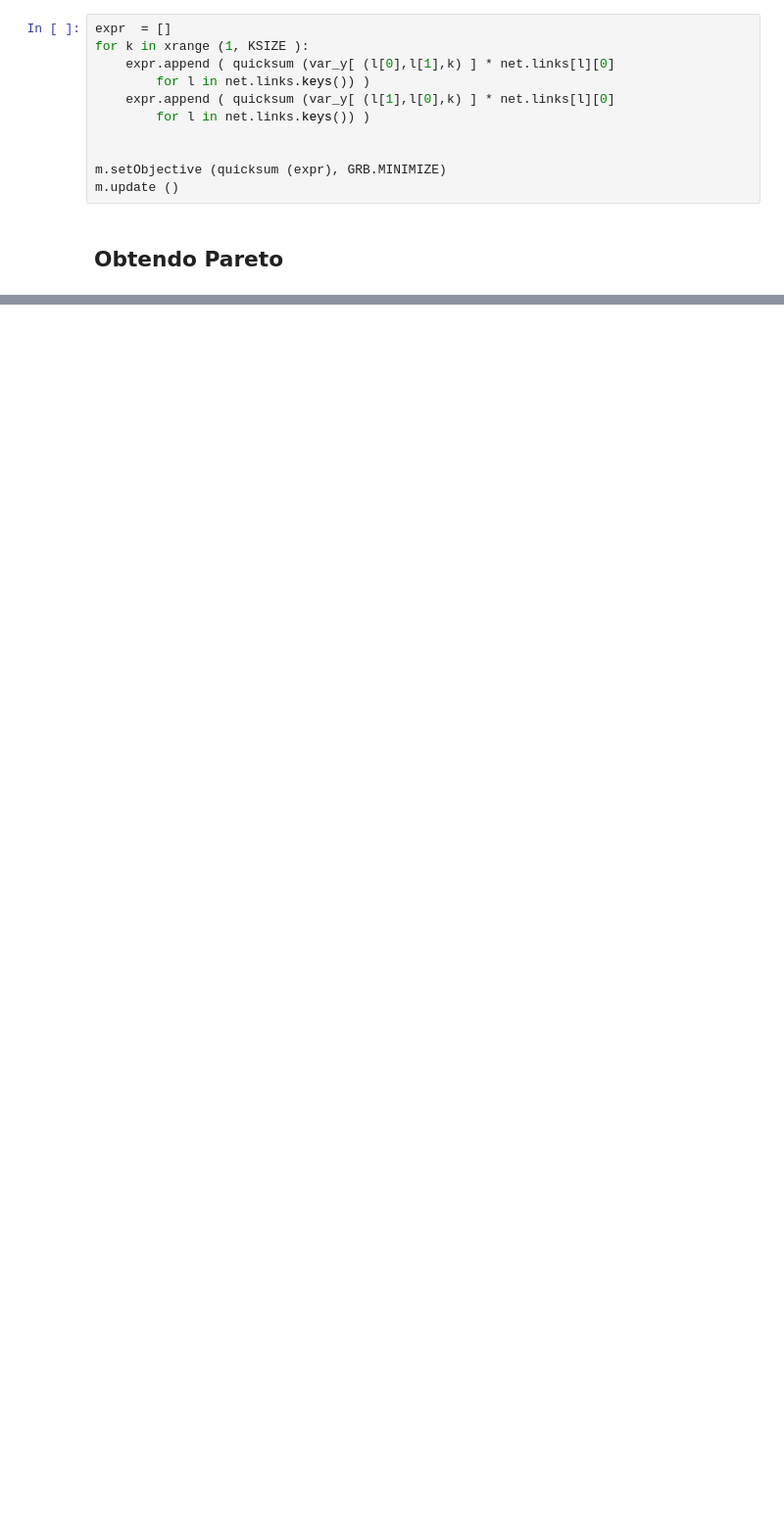
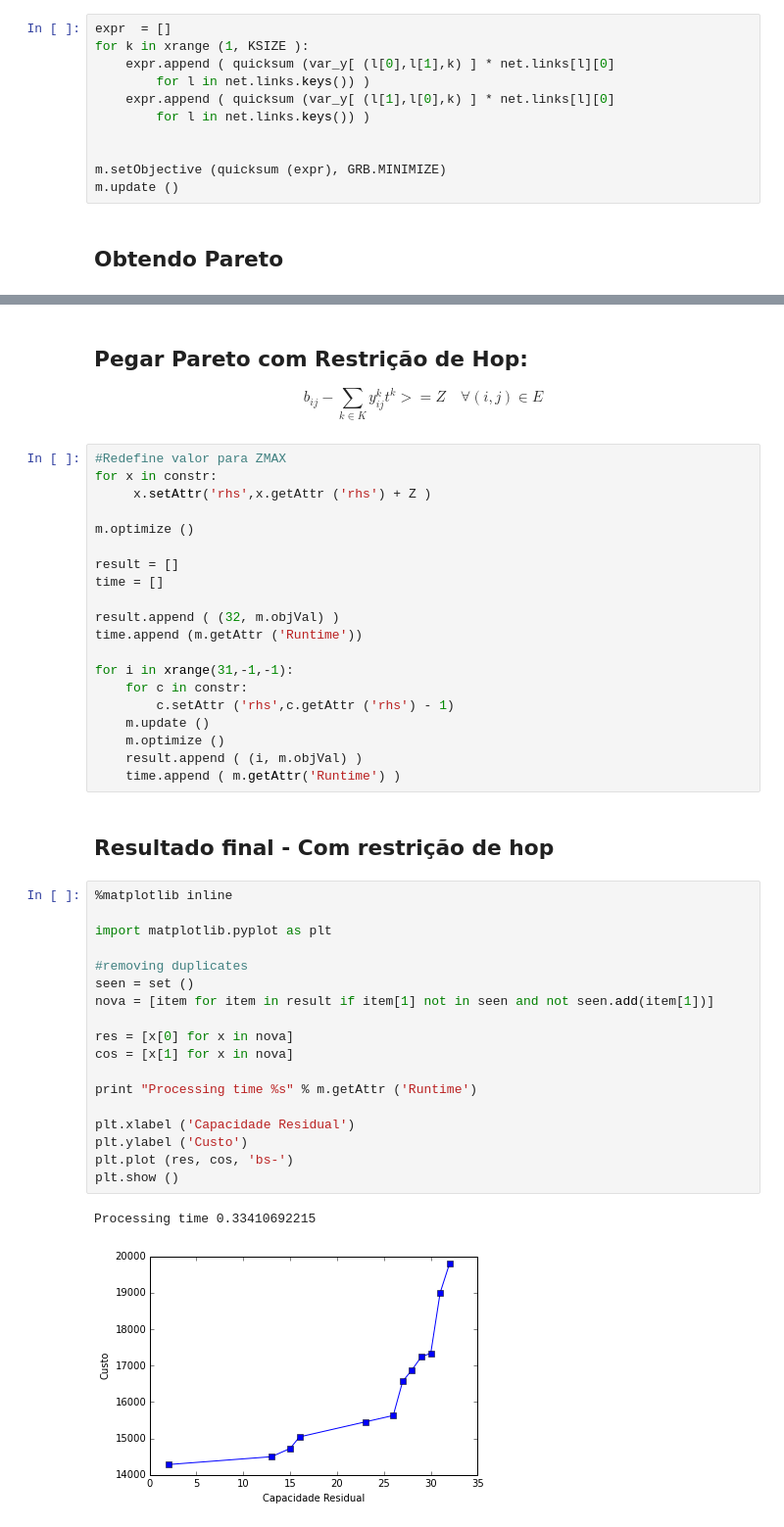
Before and after one commit to RoCampos/mathprogramming, a Jupyter notebook: src/python/Creating the model.ipynb, the cells around one changed output, grey strips where cells are left out. Shown at 98% size. Saved outputs shown, nothing was run; the diff lists cells and outputs as text; blank space fills up the shorter version.

```diff
--- a/src/python/Creating the model.ipynb
+++ b/src/python/Creating the model.ipynb
@@ -233,0 +312,46 @@ print (m)
+# %% [markdown]
+## Pegar Pareto com Restrição de Hop:
+$$b_{ij}  - \sum_{k \in K} y_{ij}^{k} t^k >= Z \quad \forall (i,j) \in E$$
+# %%
+#Redefine valor para ZMAX
+for x in constr:
+     x.setAttr('rhs',x.getAttr ('rhs') + Z )
+
+m.optimize ()
+
+result = []
+time = []
+
+result.append ( (32, m.objVal) )
+time.append (m.getAttr ('Runtime'))
+
+for i in xrange(31,-1,-1):
+    for c in constr:
+        c.setAttr ('rhs',c.getAttr ('rhs') - 1)
+    m.update ()
+    m.optimize ()
+    result.append ( (i, m.objVal) )
+    time.append ( m.getAttr('Runtime') )
+# %% [markdown]
+## Resultado final - Com restrição de hop
+# %%
+%matplotlib inline
+
+import matplotlib.pyplot as plt
+
+#removing duplicates
+seen = set ()
+nova = [item for item in result if item[1] not in seen and not seen.add(item[1])]
+
+res = [x[0] for x in nova]
+cos = [x[1] for x in nova]
+
+print "Processing time %s" % m.getAttr ('Runtime')
+
+plt.xlabel ('Capacidade Residual')
+plt.ylabel ('Custo')
+plt.plot (res, cos, 'bs-')
+plt.show ()
+# %% [output]
+Processing time 0.33410692215
+[figure, added]
```
Also changed, not shown: parts of 26 cells of this notebook, 1 other file.
